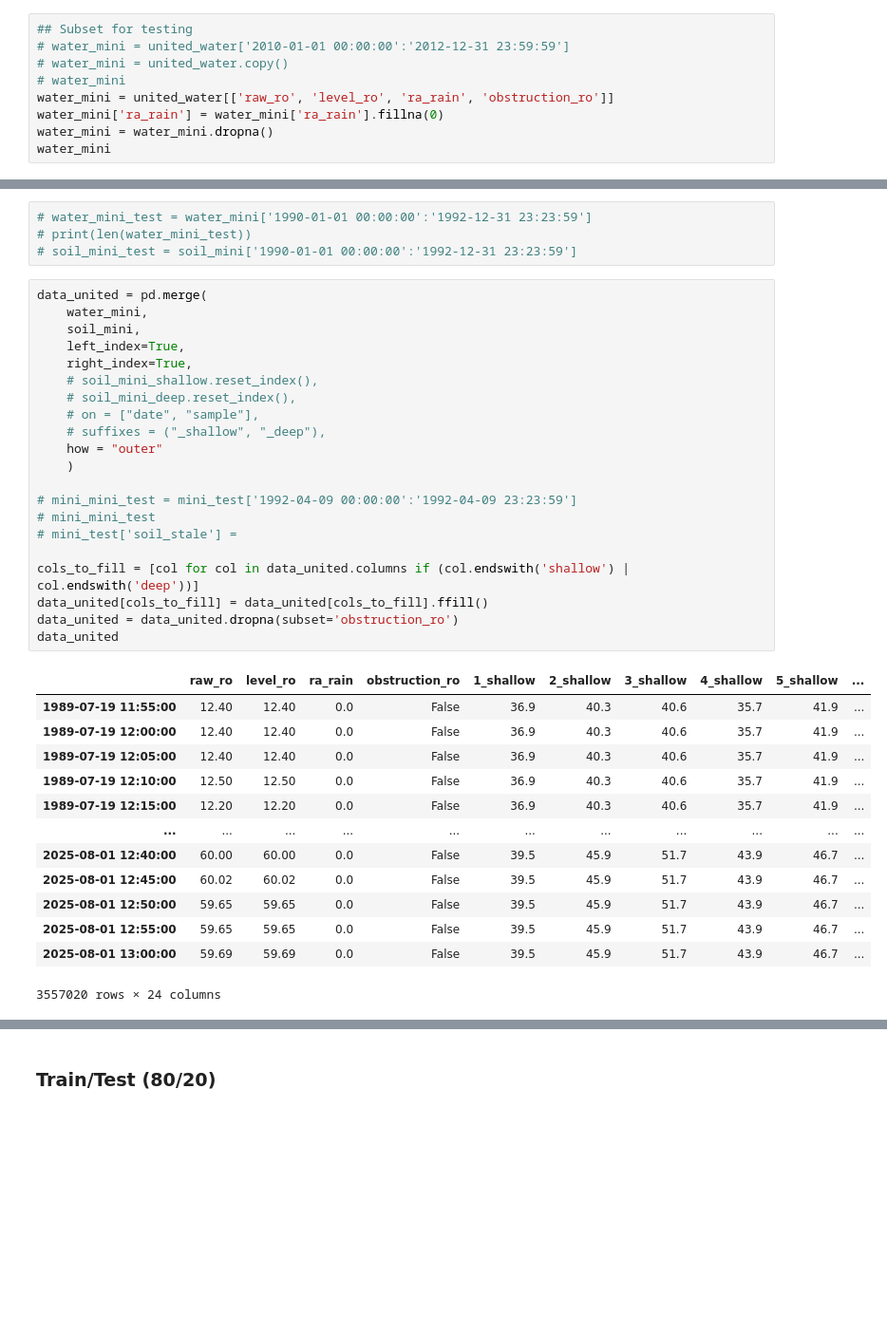
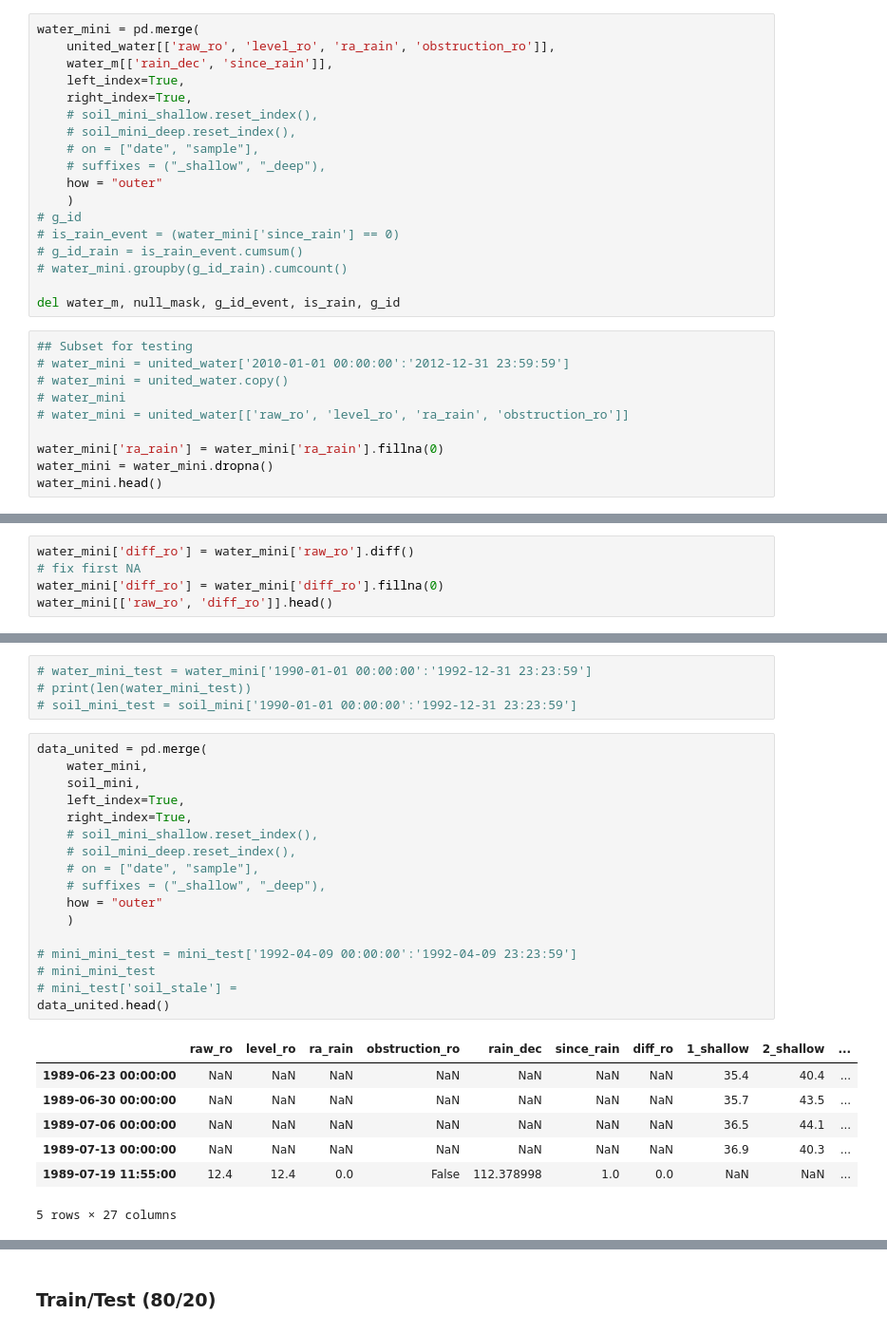
Before and after one commit to gmcginnis/info-698-capstone, a Jupyter notebook: 02_split.ipynb, the cells around one changed output, grey strips where cells are left out. Shown at 95% size. Drawn from its saved outputs; the diff is of its cells as text; blank space fills up the shorter version.

```diff
--- a/02_split.ipynb
+++ b/02_split.ipynb
@@ -45,10 +119,29 @@ united_soil = pd.read_parquet('data/clean/soil.parquet')
+# %%
+water_mini = pd.merge(
+    united_water[['raw_ro', 'level_ro', 'ra_rain', 'obstruction_ro']],
+    water_m[['rain_dec', 'since_rain']],
+    left_index=True,
+    right_index=True,
+    # soil_mini_shallow.reset_index(),
+    # soil_mini_deep.reset_index(),
+    # on = ["date", "sample"],
+    # suffixes = ("_shallow", "_deep"),
+    how = "outer"
+    )
+# g_id
+# is_rain_event = (water_mini['since_rain'] == 0)
+# g_id_rain = is_rain_event.cumsum()
+# water_mini.groupby(g_id_rain).cumcount()
+
+del water_m, null_mask, g_id_event, is_rain, g_id
 # %%
 ## Subset for testing
 # water_mini = united_water['2010-01-01 00:00:00':'2012-12-31 23:59:59']
 # water_mini = united_water.copy()
 # water_mini
-water_mini = united_water[['raw_ro', 'level_ro', 'ra_rain', 'obstruction_ro']]
+# water_mini = united_water[['raw_ro', 'level_ro', 'ra_rain', 'obstruction_ro']]
+
 water_mini['ra_rain'] = water_mini['ra_rain'].fillna(0)
 water_mini = water_mini.dropna()
-water_mini
+water_mini.head()
 # %% [output]
@@ -73,0 +178,5 @@ See the caveats in the documentation: https://pandas.pydata.org/pandas-docs/stab
+# %%
+water_mini['diff_ro'] = water_mini['raw_ro'].diff()
+# fix first NA
+water_mini['diff_ro'] = water_mini['diff_ro'].fillna(0)
+water_mini[['raw_ro', 'diff_ro']].head()
@@ -132,35 +254,25 @@ soil_mini
 # %%
 data_united = pd.merge(
     water_mini,
     soil_mini,
     left_index=True,
     right_index=True,
     # soil_mini_shallow.reset_index(),
     # soil_mini_deep.reset_index(),
     # on = ["date", "sample"],
     # suffixes = ("_shallow", "_deep"),
     how = "outer"
     )
 
 # mini_mini_test = mini_test['1992-04-09 00:00:00':'1992-04-09 23:23:59']
 # mini_mini_test
 # mini_test['soil_stale'] =
-
-cols_to_fill = [col for col in data_united.columns if (col.endswith('shallow') | col.endswith('deep'))]
-data_united[cols_to_fill] = data_united[cols_to_fill].ffill()
-data_united = data_united.dropna(subset='obstruction_ro')
-data_united
+data_united.head()
 # %% [output]
-|  | raw_ro | level_ro | ra_rain | obstruction_ro | 1_shallow | 2_shallow | 3_shallow | 4_shallow | 5_shallow | ... |
-| 1989-07-19 11:55:00 | 12.40 | 12.40 | 0.0 | False | 36.9 | 40.3 | 40.6 | 35.7 | 41.9 | ... |
-| 1989-07-19 12:00:00 | 12.40 | 12.40 | 0.0 | False | 36.9 | 40.3 | 40.6 | 35.7 | 41.9 | ... |
-| 1989-07-19 12:05:00 | 12.40 | 12.40 | 0.0 | False | 36.9 | 40.3 | 40.6 | 35.7 | 41.9 | ... |
-| 1989-07-19 12:10:00 | 12.50 | 12.50 | 0.0 | False | 36.9 | 40.3 | 40.6 | 35.7 | 41.9 | ... |
-| 1989-07-19 12:15:00 | 12.20 | 12.20 | 0.0 | False | 36.9 | 40.3 | 40.6 | 35.7 | 41.9 | ... |
-| ... | ... | ... | ... | ... | ... | ... | ... | ... | ... | ... |
-| 2025-08-01 12:40:00 | 60.00 | 60.00 | 0.0 | False | 39.5 | 45.9 | 51.7 | 43.9 | 46.7 | ... |
-| 2025-08-01 12:45:00 | 60.02 | 60.02 | 0.0 | False | 39.5 | 45.9 | 51.7 | 43.9 | 46.7 | ... |
-| 2025-08-01 12:50:00 | 59.65 | 59.65 | 0.0 | False | 39.5 | 45.9 | 51.7 | 43.9 | 46.7 | ... |
-| 2025-08-01 12:55:00 | 59.65 | 59.65 | 0.0 | False | 39.5 | 45.9 | 51.7 | 43.9 | 46.7 | ... |
-| 2025-08-01 13:00:00 | 59.69 | 59.69 | 0.0 | False | 39.5 | 45.9 | 51.7 | 43.9 | 46.7 | ... |
+|  | raw_ro | level_ro | ra_rain | obstruction_ro | rain_dec | since_rain | diff_ro | 1_shallow | 2_shallow | ... |
+| 1989-06-23 00:00:00 | NaN | NaN | NaN | NaN | NaN | NaN | NaN | 35.4 | 40.4 | ... |
+| 1989-06-30 00:00:00 | NaN | NaN | NaN | NaN | NaN | NaN | NaN | 35.7 | 43.5 | ... |
+| 1989-07-06 00:00:00 | NaN | NaN | NaN | NaN | NaN | NaN | NaN | 36.5 | 44.1 | ... |
+| 1989-07-13 00:00:00 | NaN | NaN | NaN | NaN | NaN | NaN | NaN | 36.9 | 40.3 | ... |
+| 1989-07-19 11:55:00 | 12.4 | 12.4 | 0.0 | False | 112.378998 | 1.0 | 0.0 | NaN | NaN | ... |
-3557020 rows × 24 columns
+5 rows × 27 columns
```
Also changed, not shown: parts of 31 cells of this notebook.
